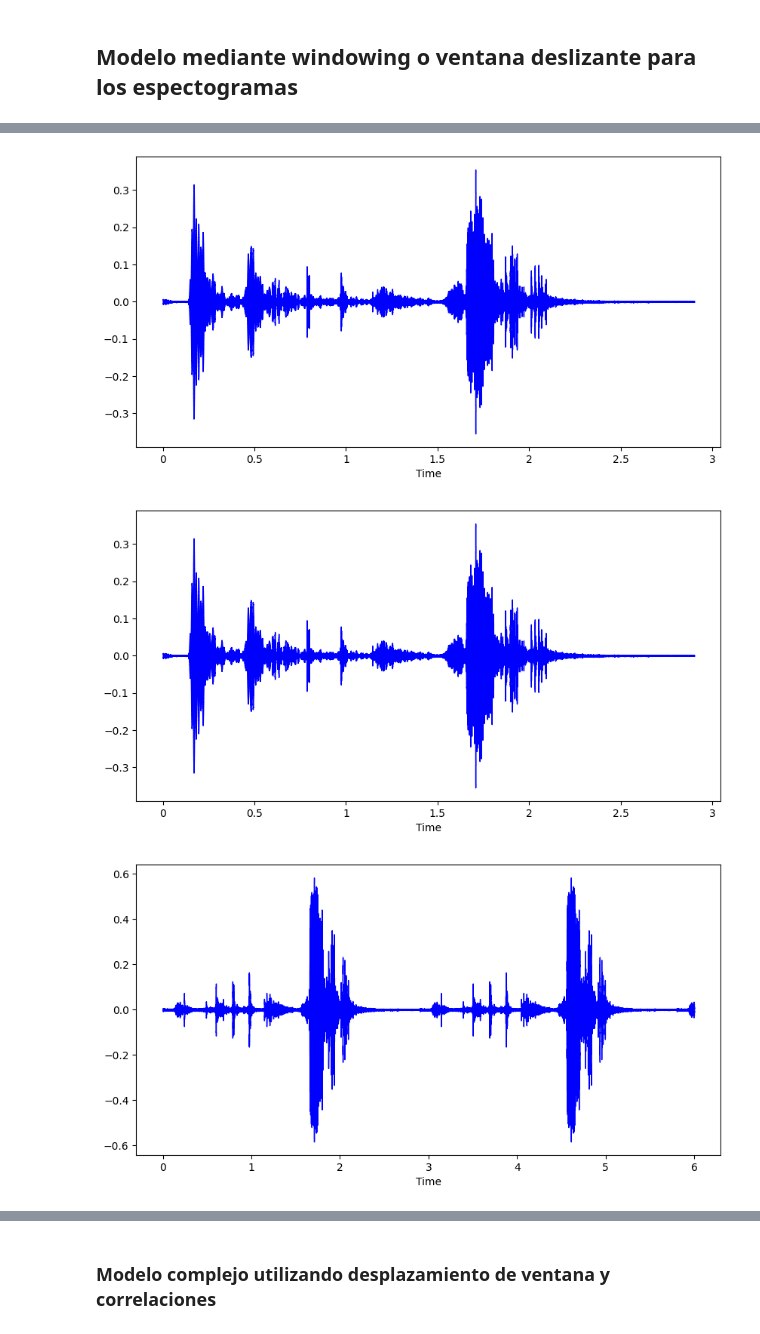
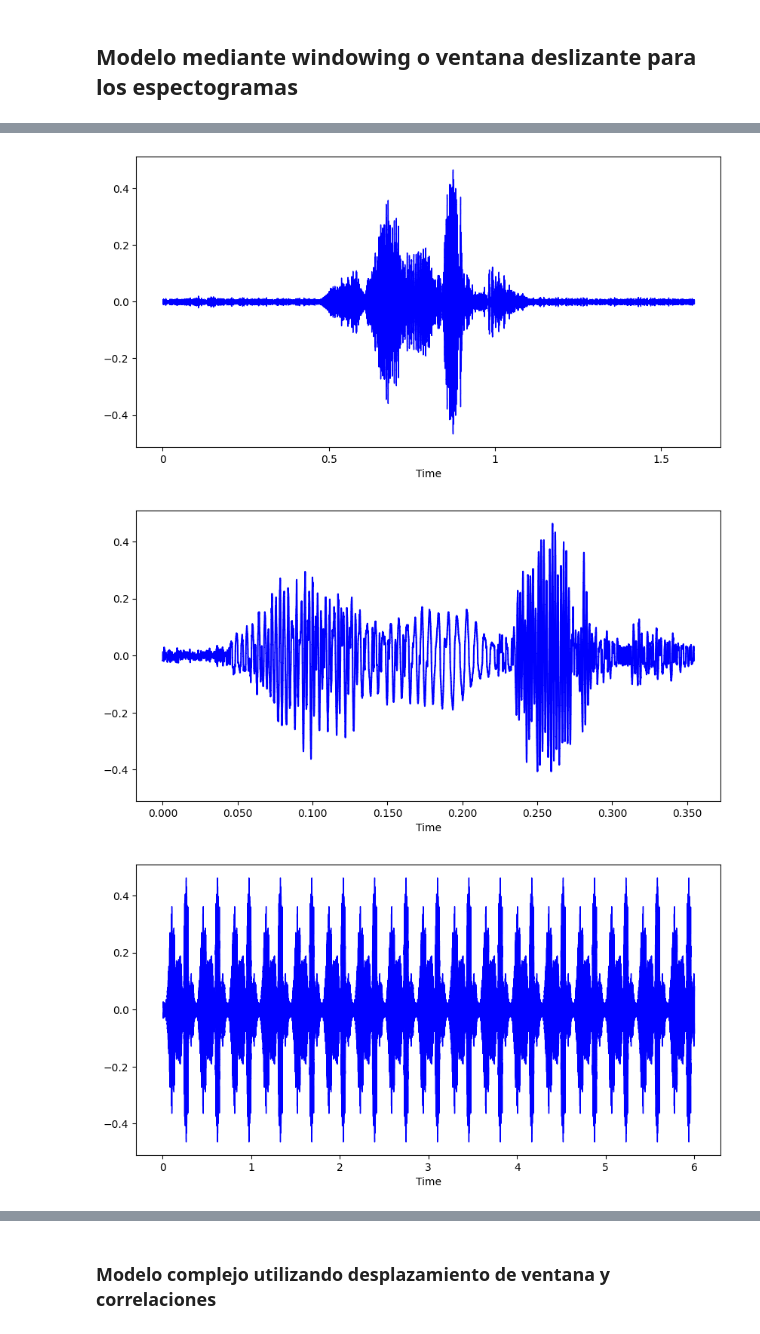
Before and after one commit to albertceballos0/UAB-VC-voice-identification, a Jupyter notebook: PROYECTO/main.ipynb, the cells around one changed output, grey strips where cells are left out. Cells and saved outputs as stored; diff of their text form; code cells hidden in the pictures.

```diff
--- a/PROYECTO/main.ipynb
+++ b/PROYECTO/main.ipynb
@@ -196,22 +306,0 @@ for audio_file in audio_files:
-# %%
-normalized_folder = 'AudiosMp3_normSilence'
-os.makedirs(normalized_folder, exist_ok=True)
-
-for audio_file in audio_files:
-    y, sr = librosa.load(audio_file, sr=None)
-
-
-    y_normalized = normalize_audio(y, average_rms)
-    # Aplicar filtro pasa bajos (low pass) y pasa altos (high pass)
-
-    y_silence = removeSilence(y_normalized)
-
-
-    y_lowpassed = lowPassFilter(y_silence, sr)
-    y_filtered = highPassFilter(y_lowpassed, sr,)
-
-    y_compressed = apply_compression(y_filtered)
-
-    # Guardar el audio normalizado
-    output_file = os.path.join(normalized_folder, os.path.basename(audio_file))
-    sf.write(output_file, y_compressed, sr)
@@ -1548,5 +1941,5 @@ reports
 # %%
-model = joblib.load('./modelos/ruidoNorm/specsModel/modelos/cnn_specModel_filter_True_silence_True.pkl')
+model = joblib.load('./modelos/ruido/specsModel/modelos/cnn_specModel_filter_False_silence_True.pkl')
 
 y, sr = librosa.load("aux.mp3")
 
@@ -1556,41 +1949,42 @@ librosa.display.waveshow(y ,sr=sr, ax=ax, color="blue")
 plt.show()
 
 
-#y =removeSilence(y)
+y = removeSilence(y, 0.02)
 
+y = lowPassFilter(y, sr)
 
 fig, ax = plt.subplots(1, 1, figsize=(10, 5))
 librosa.display.waveshow(y ,sr=sr, ax=ax, color="blue")
 plt.show()
 
 
-y_normalized = normalize_audio(y, average_rms)
+#y_normalized = normalize_audio(y, average_rms)
                 # Aplicar filtro pasa bajos (low pass) y pasa altos (high pass)
 
-y_lowpassed = lowPassFilter(y_normalized, sr)
-y_filtered = highPassFilter(y_lowpassed, sr)
+#y_lowpassed = lowPassFilter(y_normalized, sr)
+#y_filtered = highPassFilter(y_lowpassed, sr)
 
-y_compressed = apply_compression(y_filtered)
+#y_compressed = apply_compression(y_filtered)
 
 
-y, sr = extrapolate_audio(y_compressed, sr, 6)
+y, sr = extrapolate_audio(y, sr, 6)
 
 
 fig, ax = plt.subplots(1, 1, figsize=(10, 5))
 librosa.display.waveshow(y ,sr=sr, ax=ax, color="blue")
 plt.show()
 
 
 image = spec(y, sr, spec='mel')
 
 
 
 test = np.zeros((256, image.shape[0], image.shape[1]))
 test[0] = image
 y_pred = model.predict(test)
 
-print(f"Predicted: {np.argmax(y_pred, axis=1)[0]}")
+print(f"Predicted: {y_pred[0]}")
 # %% [output]
-[figure, old version]
+[figure, new version]
-[figure, old version]
+[figure, new version]
-[figure, old version]
+[figure, new version]
```
Also changed, not shown: parts of 41 cells of this notebook.
